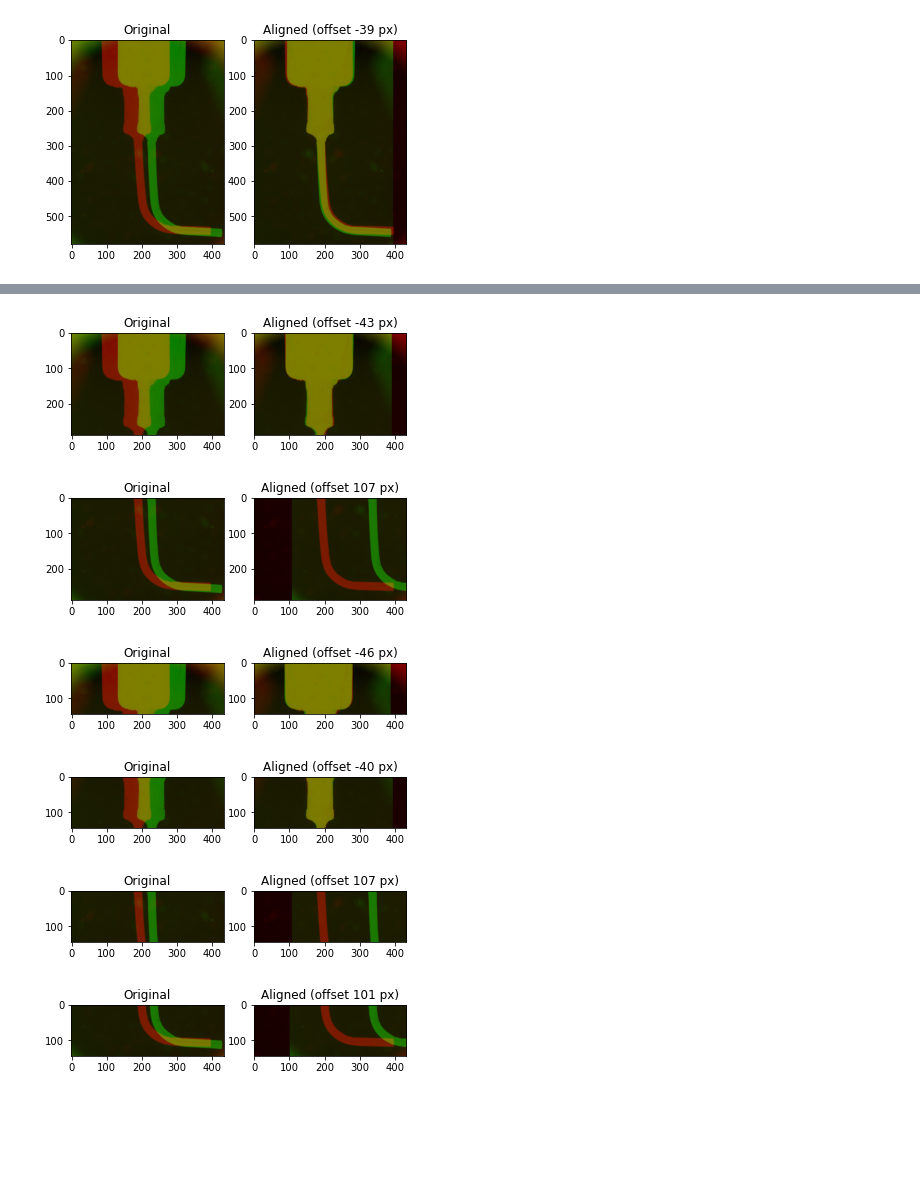
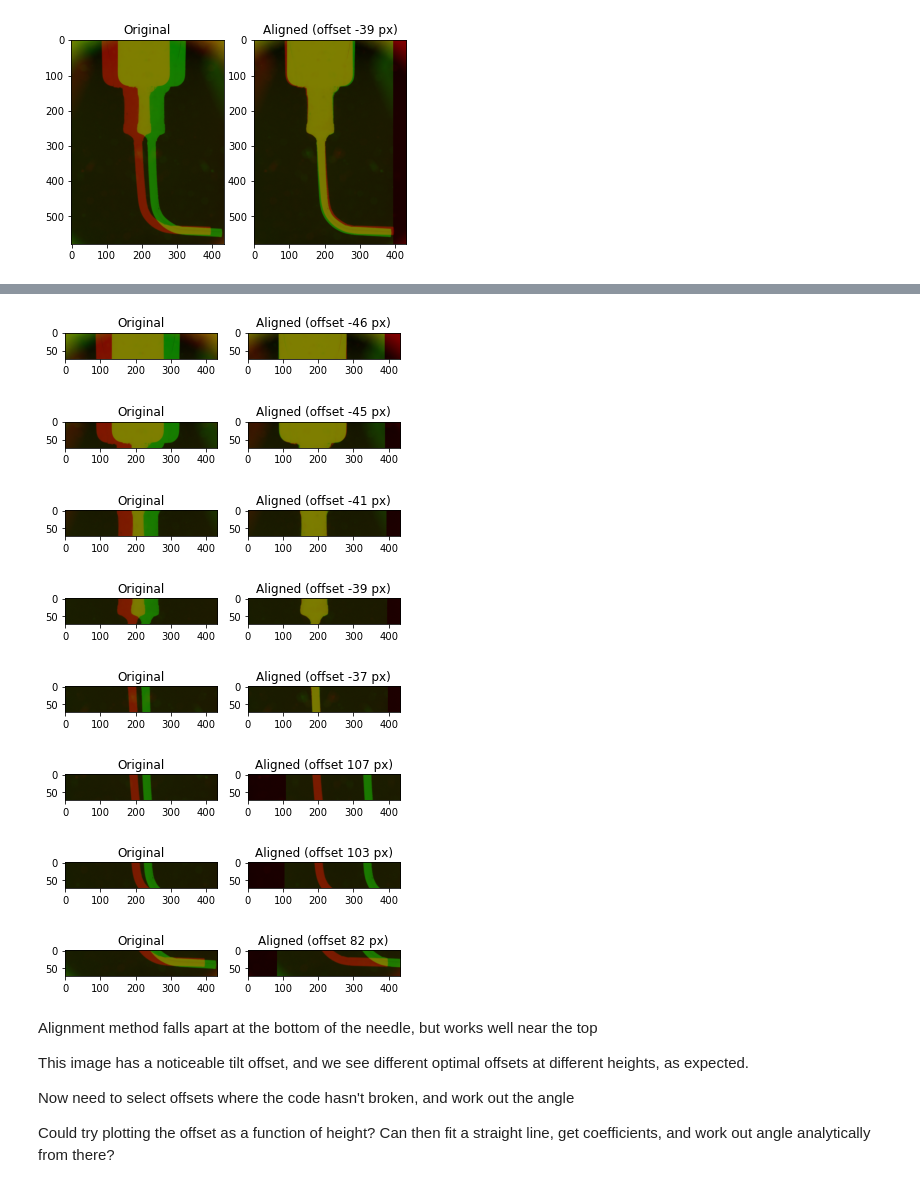
Before and after one commit to kwokkenton/optea, a Jupyter notebook: Srayan_autoalign/auto_align_tilt.ipynb, the cells around one changed output, grey strips where cells are left out. Cells and saved outputs as stored; diff of their text form; code cells hidden in the pictures; blank space fills up the shorter version.

Commit message:
use a much simpler method of splitting images

```diff
--- a/Srayan_autoalign/auto_align_tilt.ipynb
+++ b/Srayan_autoalign/auto_align_tilt.ipynb
@@ -94,7 +94,8 @@ def align_images(img1, img2):
     width = img1.shape[1]
     frac = 4  # decreasing factor tries larger range of offsets
     offsets = np.arange(-width//frac, width//frac)  # working with integer offsets only
-    misalignments = [misalignment(img1, img2, i) for i in tqdm(offsets)]
+    # misalignments = [misalignment(img1, img2, i) for i in tqdm(offsets)]
+    misalignments = [misalignment(img1, img2, i) for i in offsets]
     stack = np.column_stack((offsets, misalignments))
     optimal = stack[np.argmin(stack[:, 1]), 0]
 
@@ -187,19 +183,21 @@ offsets: top (-46.0, -40.0, 107.0, 101.0) bottom
-# %%
-plot_alignment(top_half(needle))
-# %% [output]
-[figure, removed]
-# %%
-plot_alignment(bottom_half(needle))
-# %% [output]
-[figure, removed]
-# %%
-q1, q2, q3, q4 = quarters2(needle)
-plot_alignment(q1)
-plot_alignment(q2)
-plot_alignment(q3)
-plot_alignment(q4)
-# %% [output]
-[figure, removed]
-[figure, removed]
-[figure, removed]
-[figure, removed]
+# %%
+needle_sections = np.array_split(needle, 8, axis=1)
+for i in needle_sections:
+    plot_alignment(i)
+# %% [output]
+[figure, added]
+[figure, added]
+[figure, added]
+[figure, added]
+[figure, added]
+[figure, added]
+[figure, added]
+[figure, added]
+# %% [markdown]
+Alignment method falls apart at the bottom of the needle, but works well near the top
+
+This image has a noticeable tilt offset, and we see different optimal offsets at different heights, as expected.
+
+Now need to select offsets where the code hasn't broken, and work out the angle
+
+Could try plotting the offset as a function of height? Can then fit a straight line, get coefficients, and work out angle analytically from there?
```
Also changed, not shown: parts of 1 cell of this notebook.
